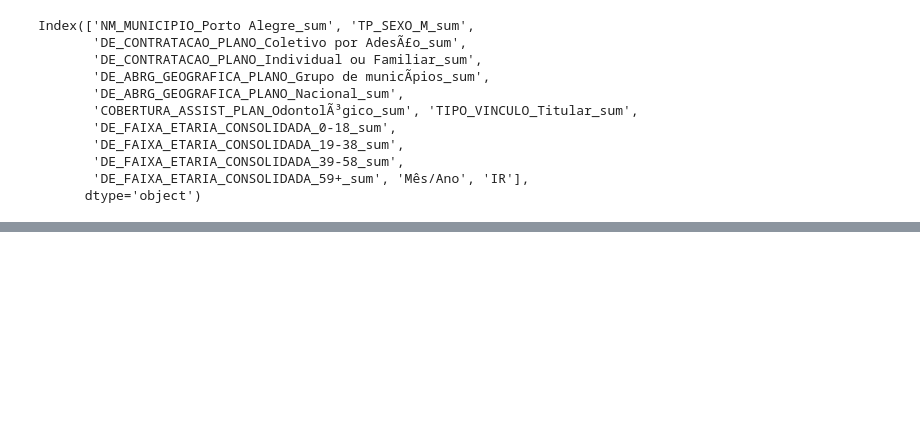
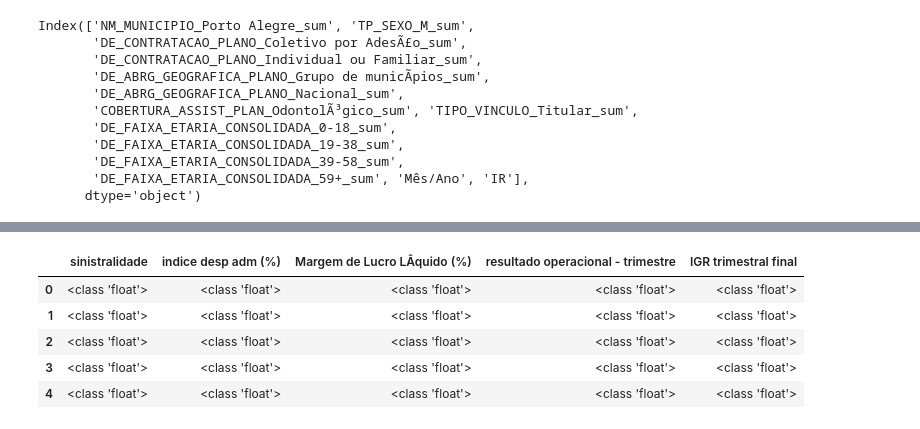
Before and after one commit to LUISTHOMAS77/projeto_aplicado, a Jupyter notebook: Cópia_de_PROJETO_APLICADO_bkp.ipynb, the cells around one changed output, grey strips where cells are left out. Drawn from its saved outputs; the diff is of its cells as text; code cells hidden in the pictures; blank space fills up the shorter version.

Commit message:
adicionado modelagem com dados financeiros

```diff
--- a/Cópia_de_PROJETO_APLICADO_bkp.ipynb
+++ b/Cópia_de_PROJETO_APLICADO_bkp.ipynb
@@ -654,0 +657,11 @@ Index(['NM_MUNICIPIO_Porto Alegre_sum', 'TP_SEXO_M_sum',
+# %%
+
+import pandas as pd
+
+caminho_arquivo = '/content/drive/MyDrive/dados2/reclamacoes_dados_fin.csv'
+
+# Especificando o separador e codificação para correta leitura das colunas
+df_perfil_fin = pd.read_csv(caminho_arquivo, sep=';', encoding='latin1', low_memory=False)
+
+print(f"DataFrame 'df_perfil_fin' carregado com {len(df_perfil_fin)} linhas e {len(df_perfil_fin.columns)} colunas.")
+display(df_perfil_fin.head())
@@ -654,0 +676,11 @@ Index(['NM_MUNICIPIO_Porto Alegre_sum', 'TP_SEXO_M_sum',
+# %%
+df_perfil_fin = (
+    df_perfil_fin
+    .replace('%', '', regex=True)      # remove %
+    .replace(',', '.', regex=True)     # troca vírgula por ponto
+    .replace(' ', '', regex=True)      # remove espaços
+    .apply(pd.to_numeric, errors='coerce')  # converte tudo para float
+)
+
+
+df_perfil_fin.head(8)
@@ -654,0 +734,9 @@ Index(['NM_MUNICIPIO_Porto Alegre_sum', 'TP_SEXO_M_sum',
+# %%
+df_perfil_fin.iloc[:, [1,2,3,8,12]].applymap(type).head()
+# %% [output]
+|  | sinistralidade | indice desp adm (%) | Margem de Lucro LÃ­quido (%) | resultado operacional - trimestre | IGR trimestral final |
+| 0 | <class 'float'> | <class 'float'> | <class 'float'> | <class 'float'> | <class 'float'> |
+| 1 | <class 'float'> | <class 'float'> | <class 'float'> | <class 'float'> | <class 'float'> |
+| 2 | <class 'float'> | <class 'float'> | <class 'float'> | <class 'float'> | <class 'float'> |
+| 3 | <class 'float'> | <class 'float'> | <class 'float'> | <class 'float'> | <class 'float'> |
+| 4 | <class 'float'> | <class 'float'> | <class 'float'> | <class 'float'> | <class 'float'> |
```
Also changed, not shown: parts of 6 cells of this notebook.
